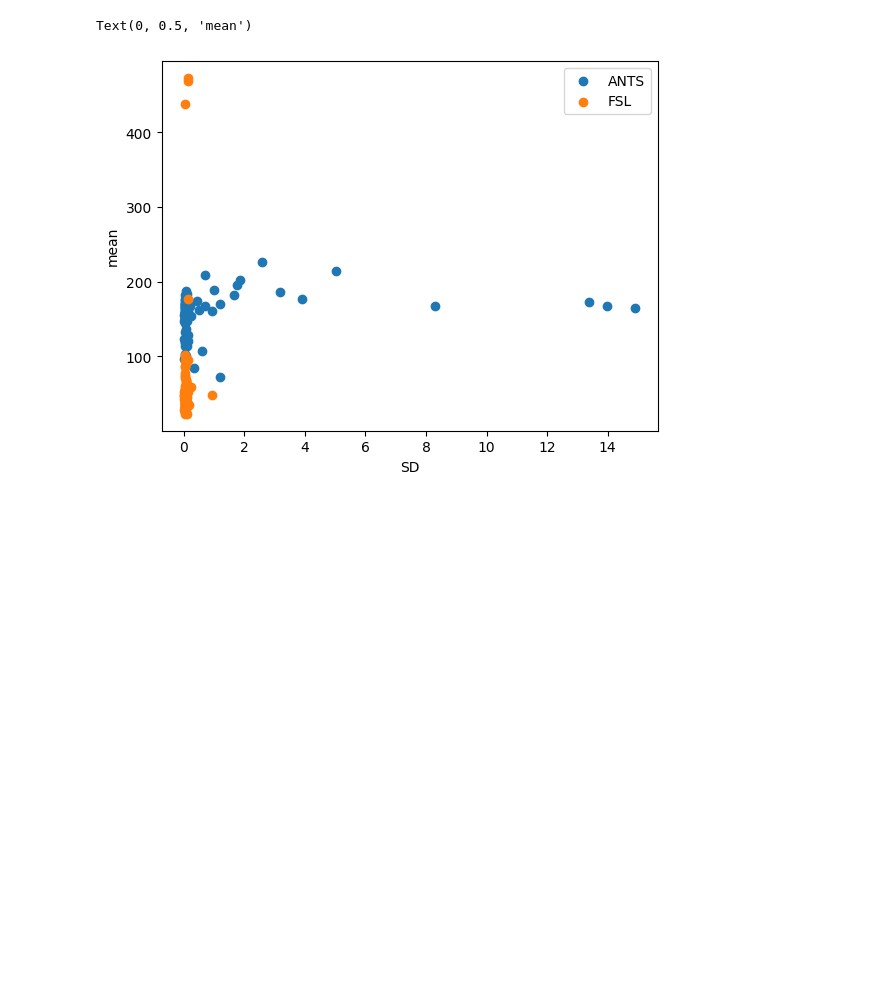
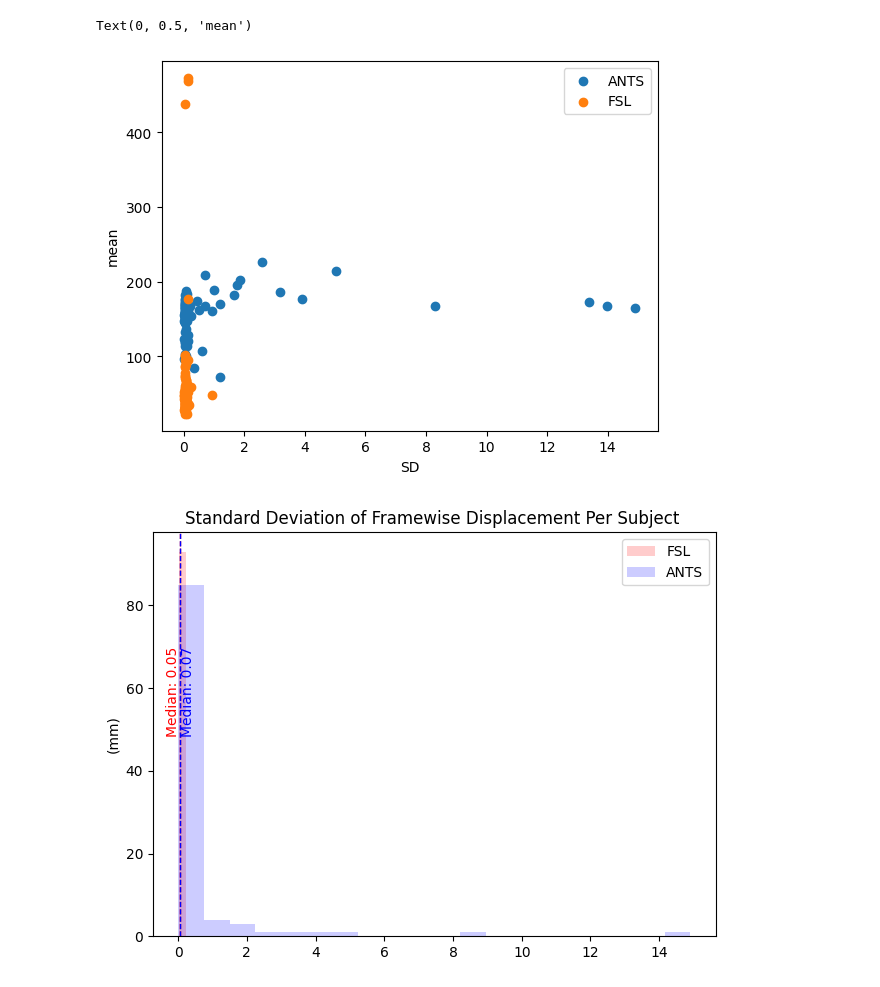
Before and after one commit to mirhnius/mca_linear_registration, a Jupyter notebook: gif_showcase.ipynb, the cells around one changed output. Cells and saved outputs as stored; diff of their text form; code cells hidden in the pictures; blank space fills up the shorter version.

```diff
--- a/gif_showcase.ipynb
+++ b/gif_showcase.ipynb
@@ -296,0 +342,4 @@ def hist_plotter(data_1, data_2, title, labels=None, path=None, bins=[10,10], s=
+# %%
+hist_plotter(np.std(FSL_fine, axis=1), np.std(ANTS_fine, axis=1), "Standard Deviation of Framewise Displacement Per Subject ", bins=[1,20], s=1.1, labels=["FSL", "ANTS"], xlable="(mm)")
+# %% [output]
+[figure, added]
```
Also changed, not shown: parts of 29 cells of this notebook.
